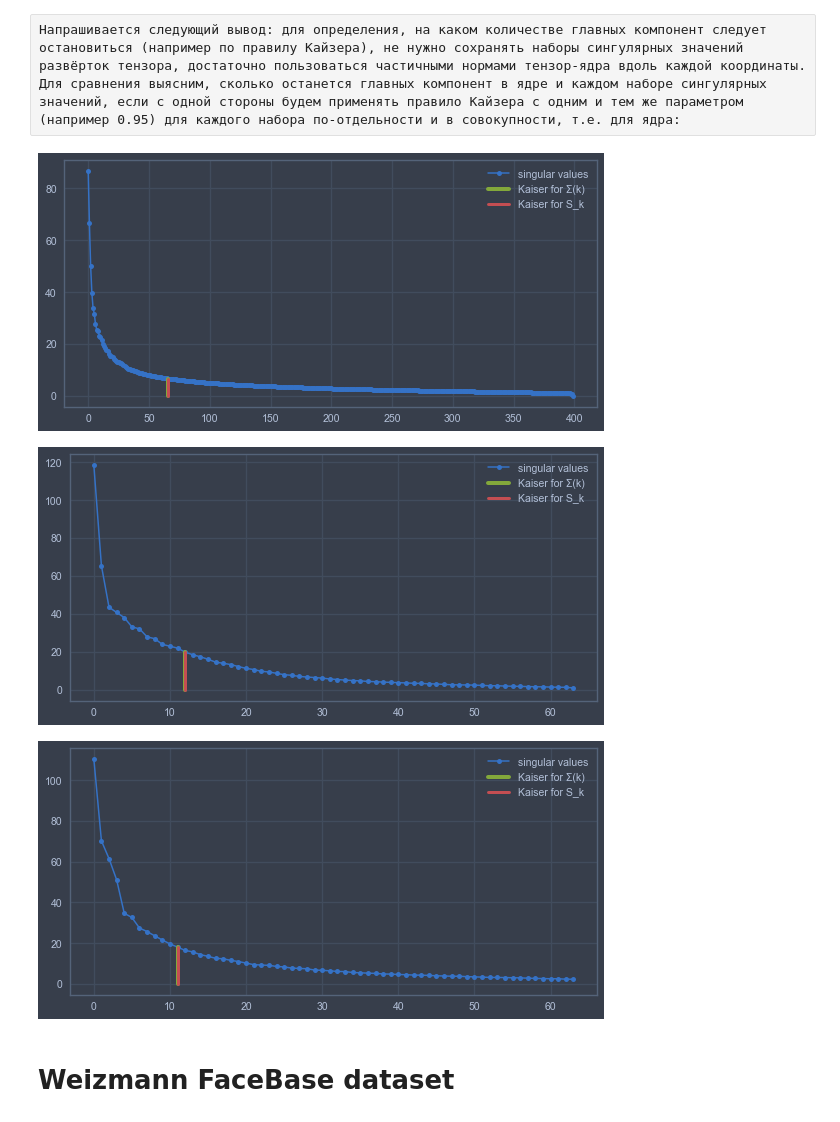
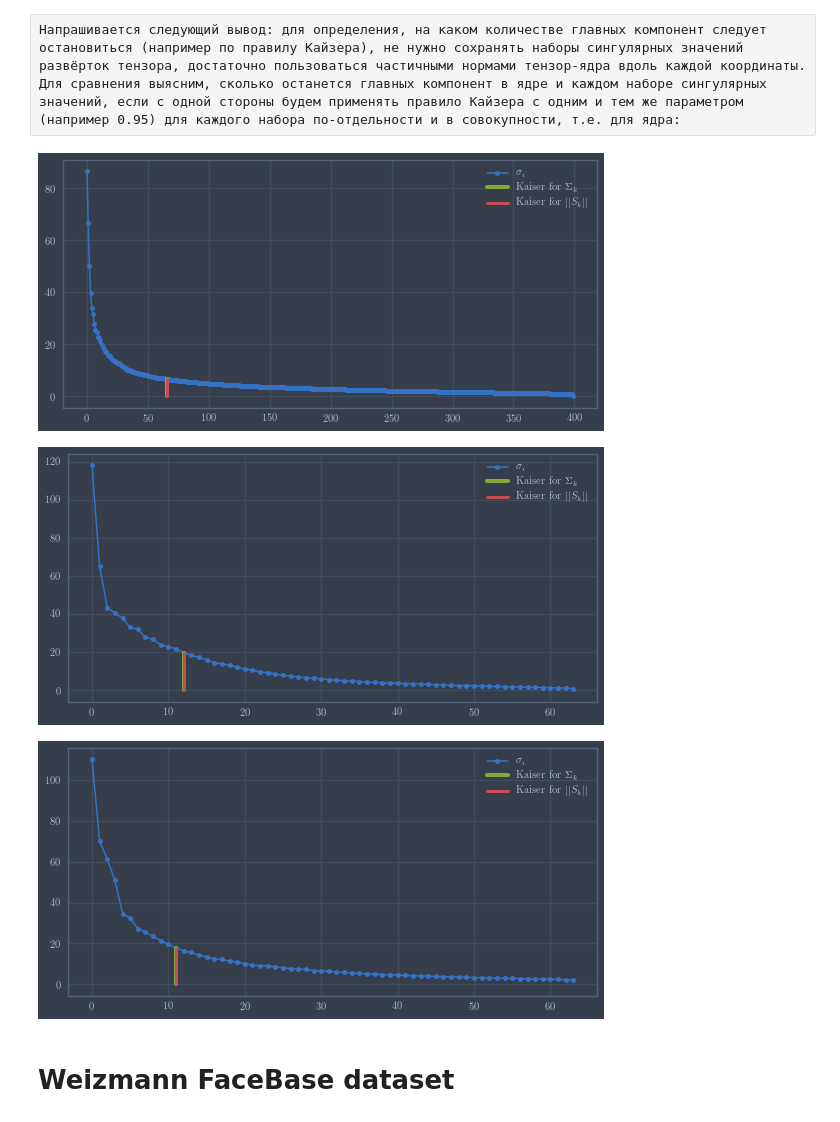
Before and after one commit to pancratus/FaceRecognition, a Jupyter notebook: tensor-faces.ipynb, the cells around one changed output. Cells and saved outputs as stored; diff of their text form; code cells hidden in the pictures.

```diff
--- a/tensor-faces.ipynb
+++ b/tensor-faces.ipynb
@@ -350,32 +391,32 @@ show()
 # %%
 alpha = 0.9
 
 rank = shape(S)
 S_n1 = array([norm(S[d,:,:]) for d in range(rank[0])])
 S_n2 = array([norm(S[:,d,:]) for d in range(rank[1])])
 S_n3 = array([norm(S[:,:,d]) for d in range(rank[2])])
 dim_n = [PCN['Kaiser'](S_n1, alpha),
          PCN['Kaiser'](S_n2, alpha),
          PCN['Kaiser'](S_n3, alpha)]
 
 dim = []
 for sigma in s:
     k = PCN['Kaiser'](sigma, alpha)
     dim += [k]
 
 for i in range(3):
     figure()
     plot(s[i], '-o', markersize=5)
     plot([dim[i],dim[i]], [0, s[i][dim[i]]], 'g', linewidth=4)
     plot([dim_n[i],dim_n[i]], [0, s[i][dim_n[i]]], 'r', linewidth=3)
-    legend(['singular values', 'Kaiser for Σ(k)', 'Kaiser for S_k'])
+    legend([r'$\sigma_i$', r'Kaiser for $\Sigma_k$', r'Kaiser for $||S_k||$'])
 show()
 
 # Результат совпадает!
 # %% [output]
-[figure, old version]
+[figure, new version]
-[figure, old version]
+[figure, new version]
-[figure, old version]
+[figure, new version]
 # %% [markdown]
 # Weizmann FaceBase dataset
 # %%
```
Also changed, not shown: parts of 84 cells of this notebook.
